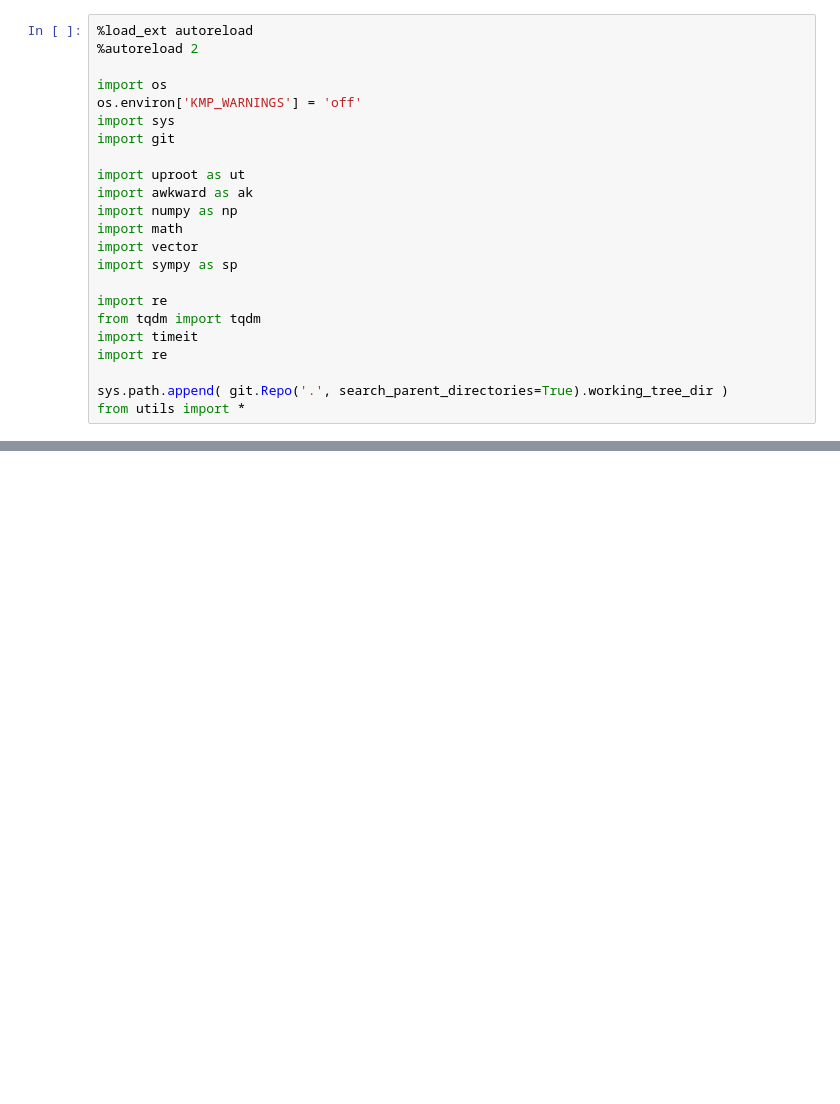
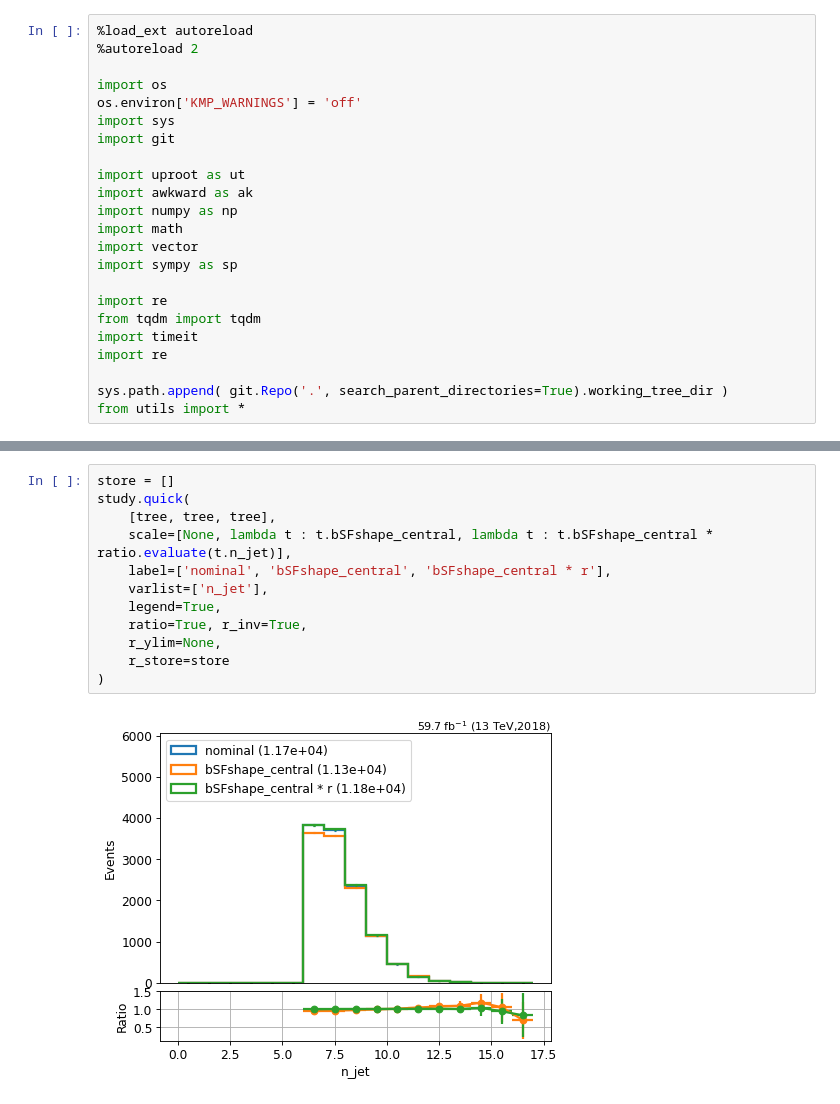
Before and after one commit to ekoenig4/analysis, a Jupyter notebook: jupyter/test_benchmark.ipynb, the cells around one changed output, grey strips where cells are left out. Cells and saved outputs as stored; diff of their text form; blank space fills up the shorter version.

```diff
--- a/jupyter/test_benchmark.ipynb
+++ b/jupyter/test_benchmark.ipynb
@@ -67,0 +110,14 @@ model.predict(jets, batch_size=None)
+# %%
+store = []
+study.quick(
+    [tree, tree, tree],
+    scale=[None, lambda t : t.bSFshape_central, lambda t : t.bSFshape_central * ratio.evaluate(t.n_jet)],
+    label=['nominal', 'bSFshape_central', 'bSFshape_central * r'],
+    varlist=['n_jet'],
+    legend=True,
+    ratio=True, r_inv=True,
+    r_ylim=None,
+    r_store=store
+)
+# %% [output]
+[figure, added]
```
Also changed, not shown: parts of 16 cells of this notebook, 18 other files.
